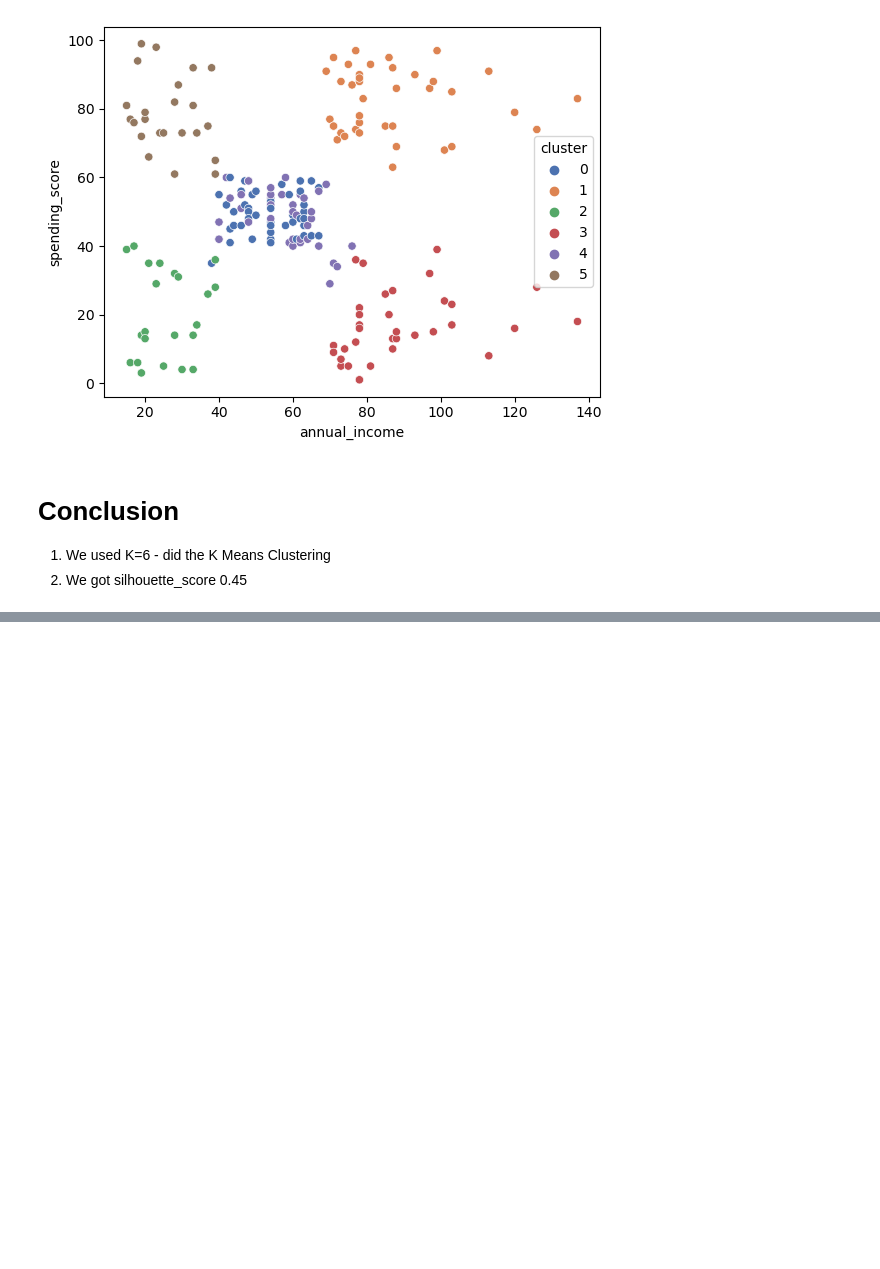
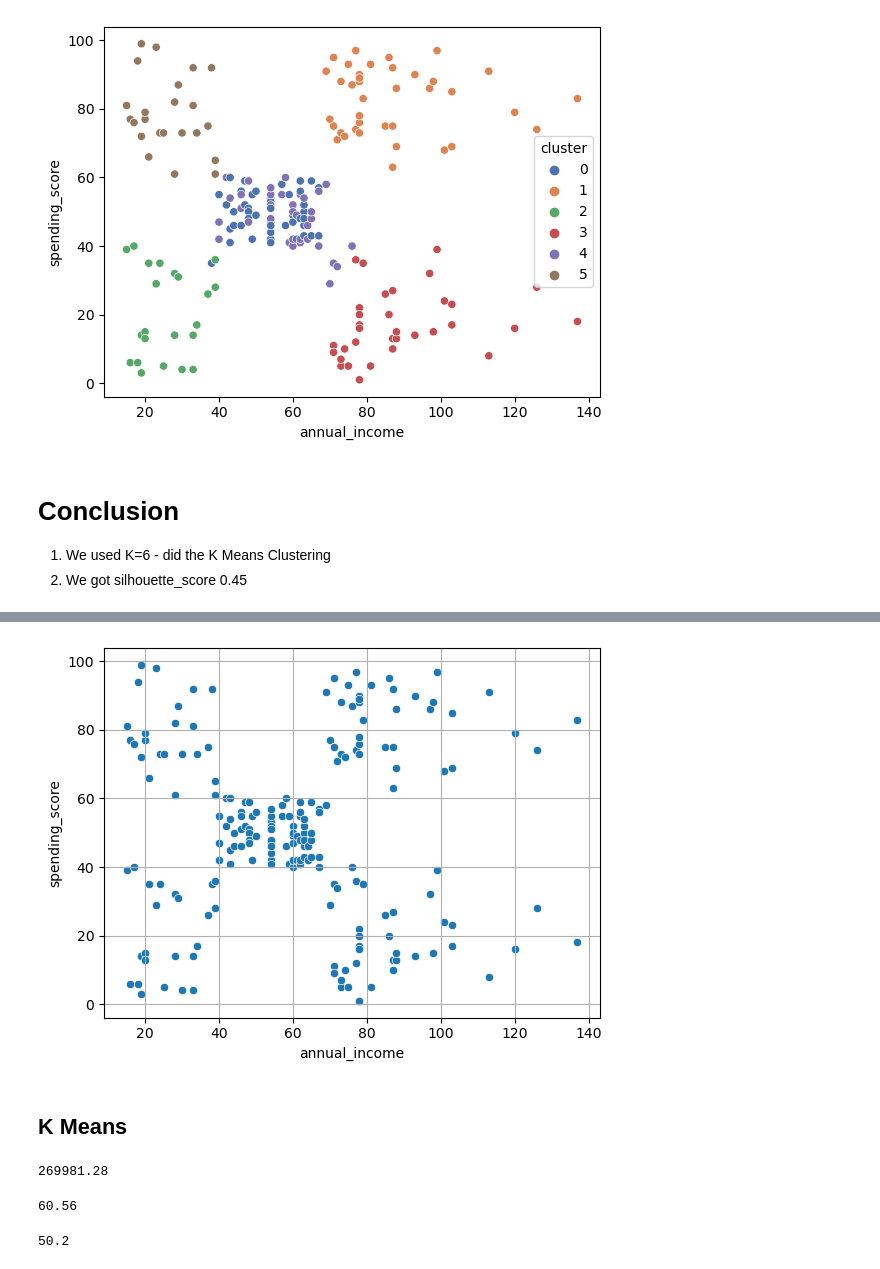
Before and after one commit to alexvatti/full-stack-data-science, a Jupyter notebook: Unsupervised-Learning/K-means-clustering/Mall-Customers-Clustering/Mall_Customers_Clustering.ipynb, the cells around one changed output, grey strips where cells are left out. Drawn from its saved outputs; the diff is of its cells as text; code cells hidden in the pictures; blank space fills up the shorter version.

```diff
--- a/Unsupervised-Learning/K-means-clustering/Mall-Customers-Clustering/Mall_Customers_Clustering.ipynb
+++ b/Unsupervised-Learning/K-means-clustering/Mall-Customers-Clustering/Mall_Customers_Clustering.ipynb
@@ -420,0 +425,3 @@ plt.show()
+# %%
+sel_df = customers_df[['annual_income','spending_score']].copy()
+sel_df
@@ -420,0 +442,8 @@ plt.show()
+# %%
+plt.grid()
+sns.scatterplot(data=sel_df,x='annual_income',y='spending_score')
+plt.show()
+# %% [output]
+[figure, added]
+# %% [markdown]
+##  K Means
@@ -420,0 +453,14 @@ plt.show()
+# %%
+km = KMeans(n_clusters=1)
+km.fit(sel_df)
+print(km.inertia_)
+# %% [output]
+269981.28
+# %%
+sel_df['annual_income'].mean()
+# %% [output]
+60.56
+# %%
+sel_df['spending_score'].mean()
+# %% [output]
+50.2
```
Also changed, not shown: parts of 29 cells of this notebook, 12 other files.
